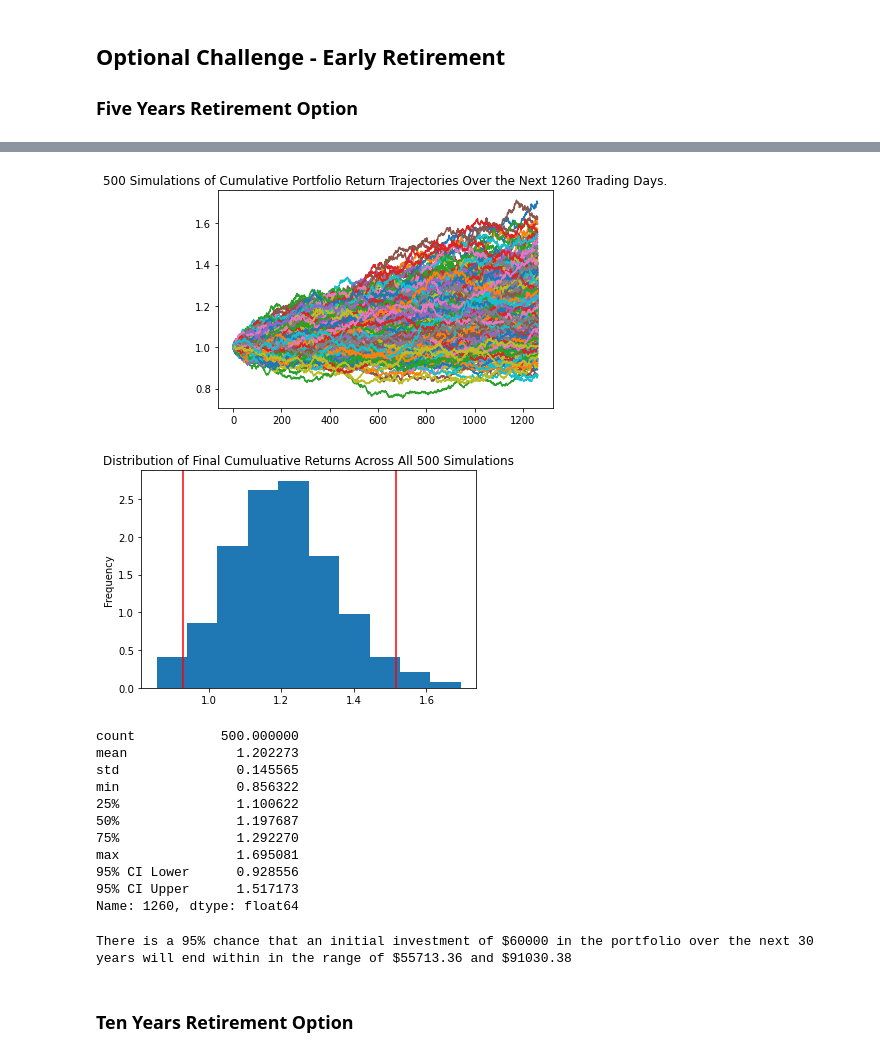
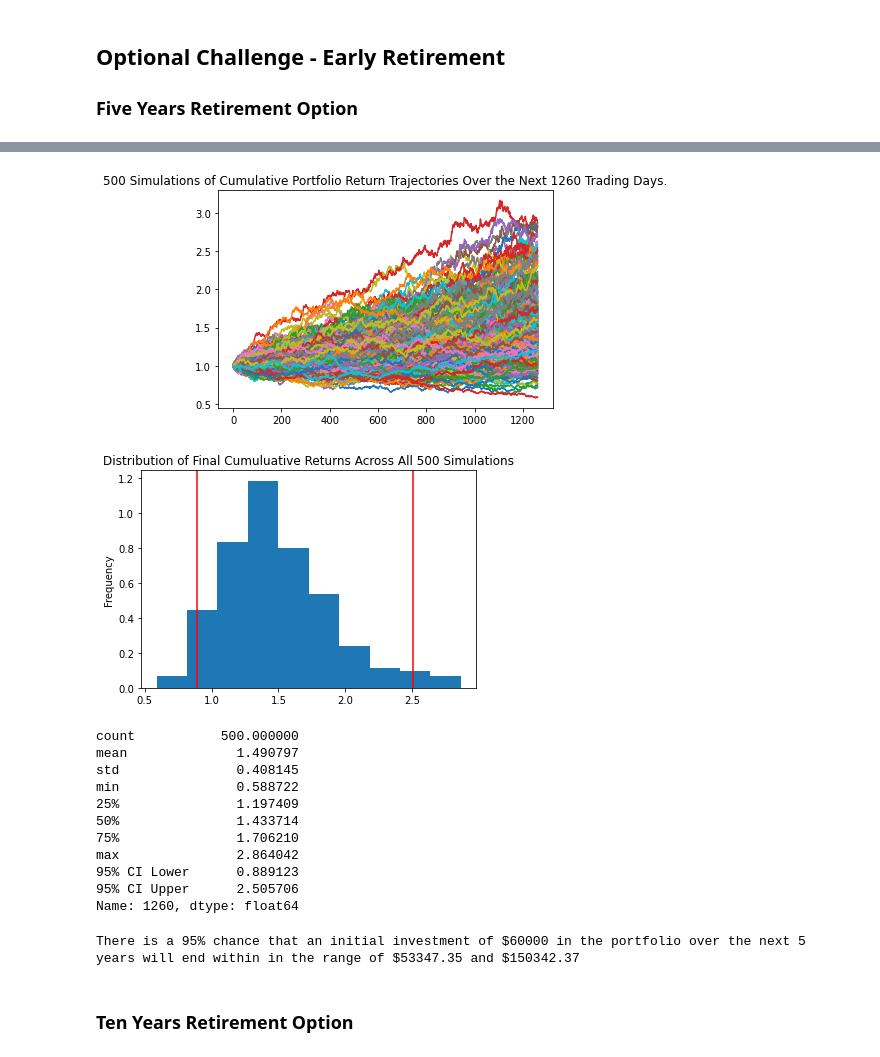
Before and after one commit to vweinblatt123/HW5-FinancialPlanning, a Jupyter notebook: financial-planner.ipynb, the cells around one changed output, grey strips where cells are left out. Cells and saved outputs as stored; diff of their text form; code cells hidden in the pictures.

```diff
--- a/financial-planner.ipynb
+++ b/financial-planner.ipynb
@@ -164,7 +166,16 @@ start_date = pd.Timestamp('2015-08-07', tz='America/New_York').isoformat()
 end_date = pd.Timestamp('2020-08-07', tz='America/New_York').isoformat()
 # %%
 # Get 5 years' worth of historical data for SPY and AGG
-# YOUR CODE HERE!
+timeframe = '1D'
+
+tickers = ['AGG', 'SPY']
+
+df_stock_data = alpaca.get_barset(
+    tickers,
+    timeframe,
+    start = start_date,
+    end = end_date
+).df
 
 # Display sample data
 df_stock_data.head()
@@ -289,4 +309,12 @@ There is a 95% chance that an initial investment of $30000.0 in the portfolio ov
 
 
 ### Five Years Retirement Option
+# %%
+# Configuring a Monte Carlo simulation to forecast 5 years cumulative returns
+MC_5_year = MCSimulation(
+    portfolio_data = df_stock_data,
+    weights = [0.4, 0.6],
+    num_simulation = 500,
+    num_trading_days = 252*5
+)
 # %%
@@ -329,43 +354,44 @@ Running Monte Carlo simulation number 490.
 # %%
 # Plot simulation outcomes
-# YOUR CODE HERE!
+line_plot = MC_5_year.plot_simulation()
 # %% [output]
-[figure, old version]
+[figure, new version]
 # %%
 # Plot probability distribution and confidence intervals
-# YOUR CODE HERE!
+dist_plot = MC_5_year.plot_distribution()
 # %% [output]
-[figure, old version]
+[figure, new version]
 # %%
 # Fetch summary statistics from the Monte Carlo simulation results
-# YOUR CODE HERE!
+tbl_5yr = MC_5_year.summarize_cumulative_return()
 
 # Print summary statistics
-# YOUR CODE HERE!
+print(tbl_5yr)
 # %% [output]
 count           500.000000
-mean              1.202273
-std               0.145565
-min               0.856322
-25%               1.100622
-50%               1.197687
-75%               1.292270
-max               1.695081
-95% CI Lower      0.928556
-95% CI Upper      1.517173
+mean              1.490797
+std               0.408145
+min               0.588722
+25%               1.197409
+50%               1.433714
+75%               1.706210
+max               2.864042
+95% CI Lower      0.889123
+95% CI Upper      2.505706
 Name: 1260, dtype: float64
 # %%
 # Set initial investment
-# YOUR CODE HERE!
+initial_investment = 60000
 
 # Use the lower and upper `95%` confidence intervals to calculate the range of the possible outcomes of our $60,000
-# YOUR CODE HERE!
+ci_lower_five = round(tbl_5yr[8]*initial_investment,2)
+ci_upper_five = round(tbl_5yr[9]*initial_investment,2)
 
 # Print results
 print(f"There is a 95% chance that an initial investment of ${initial_investment} in the portfolio"
       f" over the next 5 years will end within in the range of"
       f" ${ci_lower_five} and ${ci_upper_five}")
 # %% [output]
-There is a 95% chance that an initial investment of $60000 in the portfolio over the next 30 years will end within in the range of $55713.36 and $91030.38
+There is a 95% chance that an initial investment of $60000 in the portfolio over the next 5 years will end within in the range of $53347.35 and $150342.37
 # %% [markdown]
 ### Ten Years Retirement Option
```
Also changed, not shown: parts of 24 cells of this notebook.
